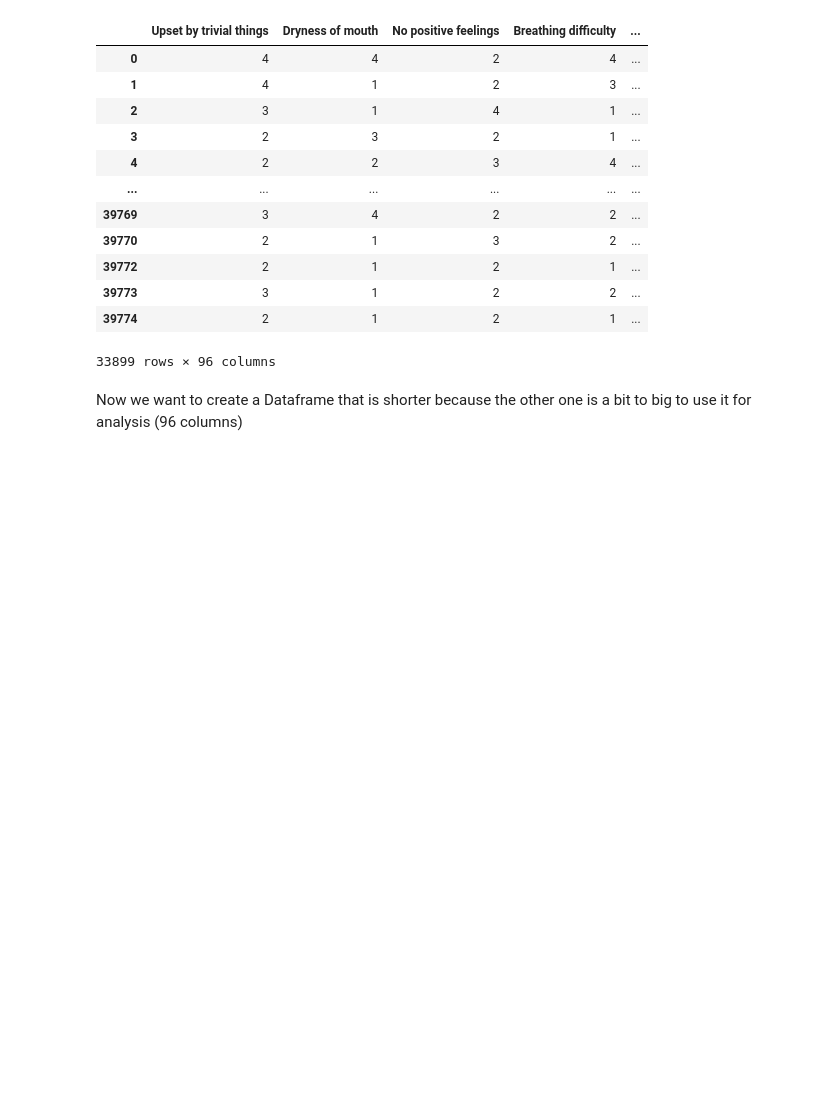
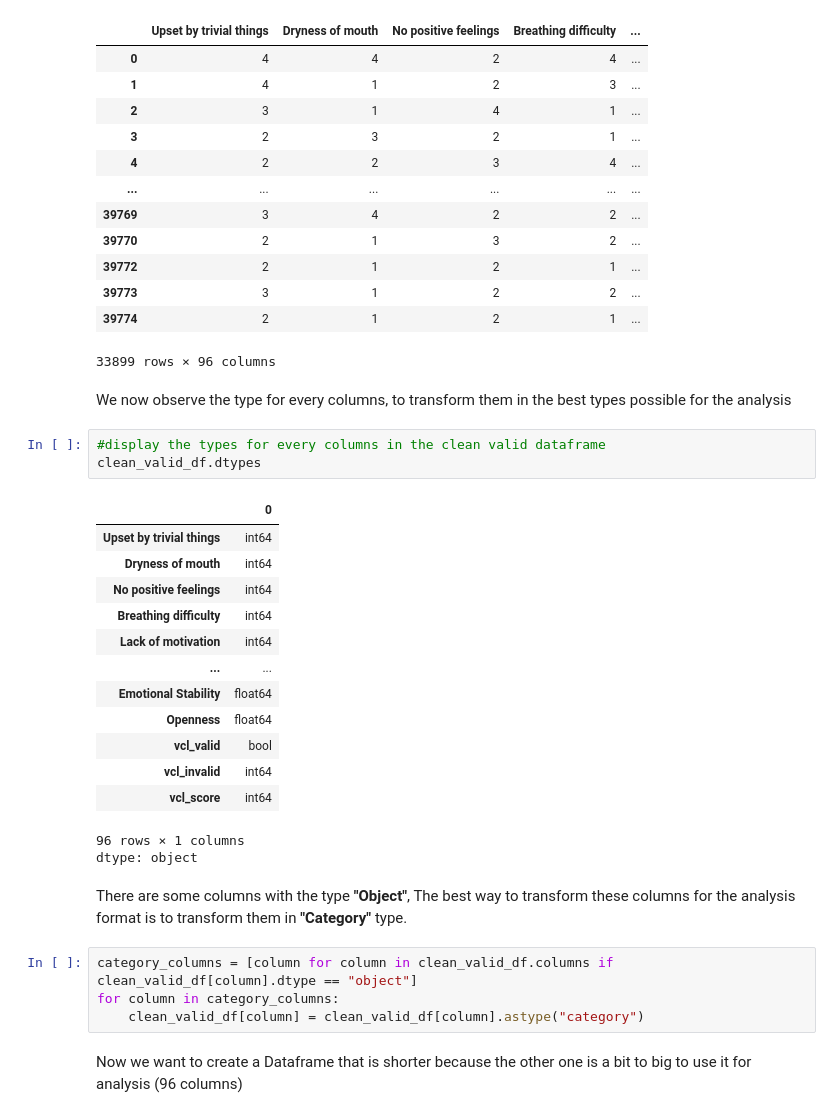
Before and after one commit to vrelvape/individual-project-mental-health, a Jupyter notebook: notebooks/01_exploration.ipynb, the cells around one changed output. Cells and saved outputs as stored; diff of their text form; blank space fills up the shorter version.

```diff
--- a/notebooks/01_exploration.ipynb
+++ b/notebooks/01_exploration.ipynb
@@ -552,6 +559,32 @@ clean_valid_df
 | 39773 | 3 | 1 | 2 | 2 | ... |
 | 39774 | 2 | 1 | 2 | 1 | ... |
 33899 rows × 96 columns
+# %% [markdown]
+We now observe the type for every columns, to transform them in the best types possible for the analysis
+# %%
+#display the types for every columns in the clean valid dataframe
+clean_valid_df.dtypes
+# %% [output]
+|  | 0 |
+| Upset by trivial things | int64 |
+| Dryness of mouth | int64 |
+| No positive feelings | int64 |
+| Breathing difficulty | int64 |
+| Lack of motivation | int64 |
+| ... | ... |
+| Emotional Stability | float64 |
+| Openness | float64 |
+| vcl_valid | bool |
+| vcl_invalid | int64 |
+| vcl_score | int64 |
+96 rows × 1 columns
+dtype: object
+# %% [markdown]
+There are some columns with the type **"Object"**, The best way to transform these columns for the analysis format is to transform them in **"Category"** type.
+# %%
+category_columns = [column for column in clean_valid_df.columns if clean_valid_df[column].dtype == "object"]
+for column in category_columns:
+    clean_valid_df[column] = clean_valid_df[column].astype("category")
 # %% [markdown]
 Now we want to create a Dataframe that is shorter because the other one is a bit to big to use it for analysis (96 columns)
 # %%
```
Also changed, not shown: parts of 9 cells of this notebook.
